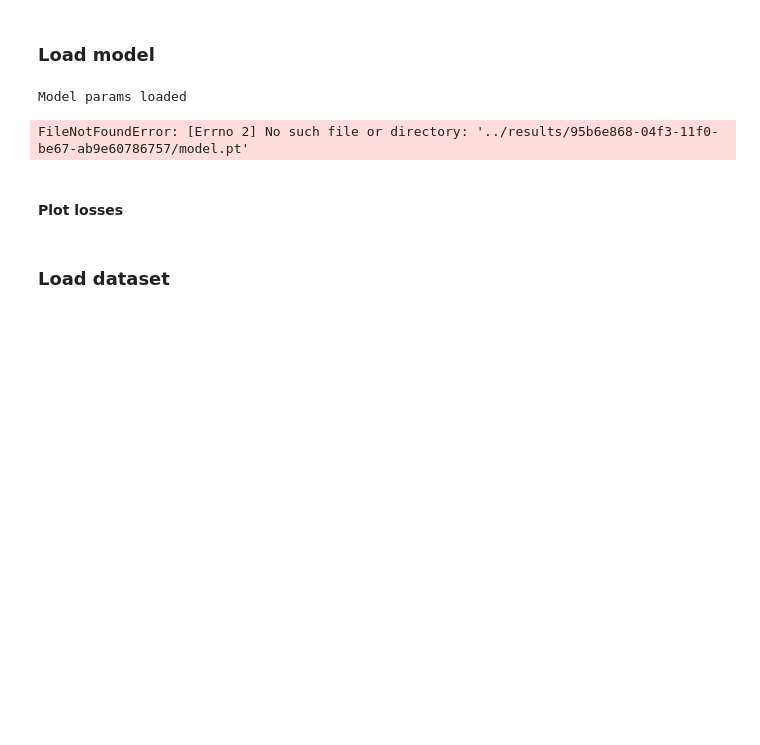
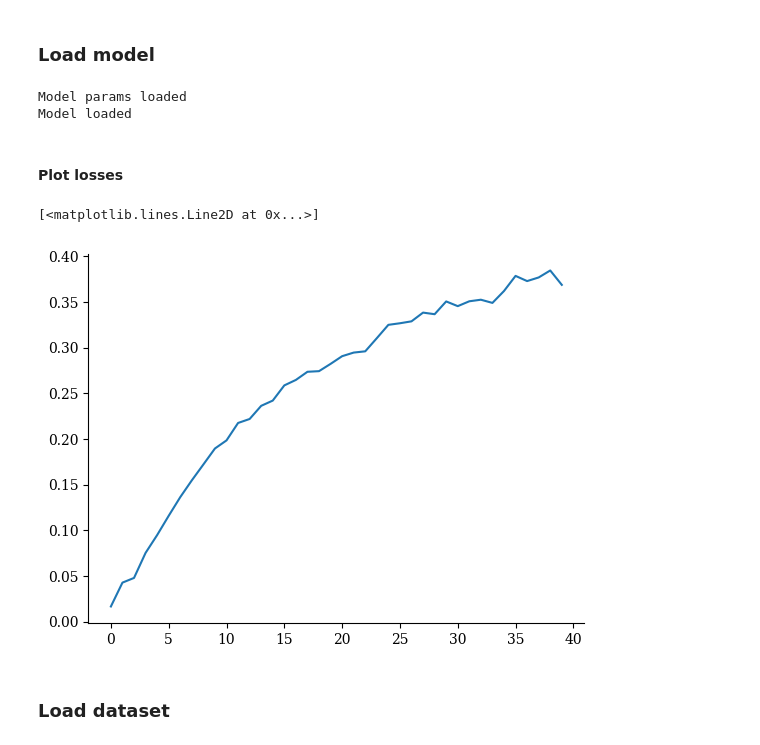
Before and after one commit to lmartinez2001/gmm-vae, a Jupyter notebook: notebooks/figures.ipynb, the cells around one changed output. Cells and saved outputs as stored; diff of their text form; code cells hidden in the pictures; blank space fills up the shorter version.

```diff
--- a/notebooks/figures.ipynb
+++ b/notebooks/figures.ipynb
@@ -30,24 +28,28 @@ The autoreload extension is already loaded. To reload it, use:
 # %% [markdown]
 ### Load model
 # %%
-root_path = "../results/95b6e868-04f3-11f0-be67-ab9e60786757"
+root_path = "../results/05d9986a-0554-11f0-9111-5b9a3421c3df"
 model_params = load_params(root_path)
 model = GMMVAE(input_dim=model_params["input_dim"],
                latent_dim=model_params["latent_dim"],
                n_components=model_params["n_components"])
 
-ckpt = load_ckpt(root_path)
+ckpt = load_ckpt(root_path, 39)
 model.load_state_dict(ckpt)
 model.eval()
 print("Model loaded")
 # %% [output]
 Model params loaded
+Model loaded
-FileNotFoundError: [Errno 2] No such file or directory: '../results/95b6e868-04f3-11f0-be67-ab9e60786757/model.pt'
 # %% [markdown]
 #### Plot losses
 # %%
 losses = load_losses(root_path)
 # plt.figure()
+plt.plot(losses["mw2"])
+# %% [output]
+[<matplotlib.lines.Line2D at 0x...>]
+[figure, added]
 # %% [markdown]
 ### Load dataset
 # %%
```
Also changed, not shown: parts of 2 cells of this notebook, 5 other files.
